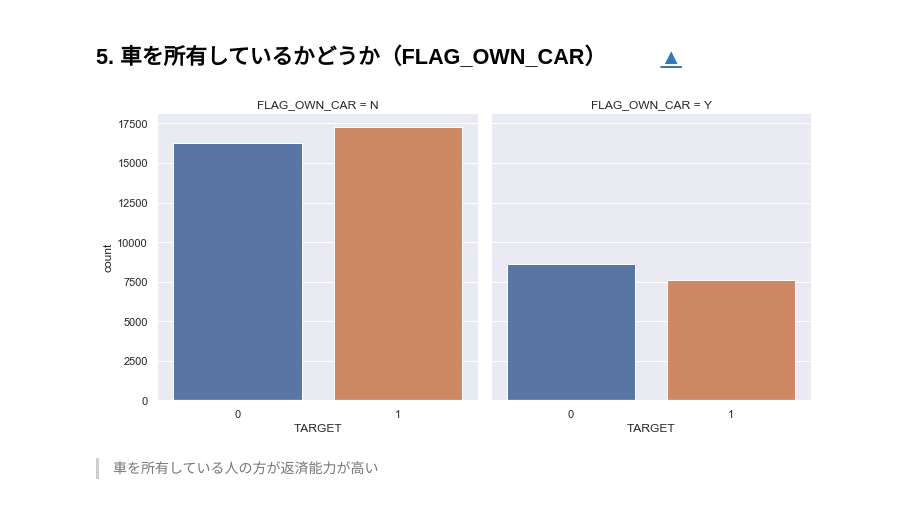
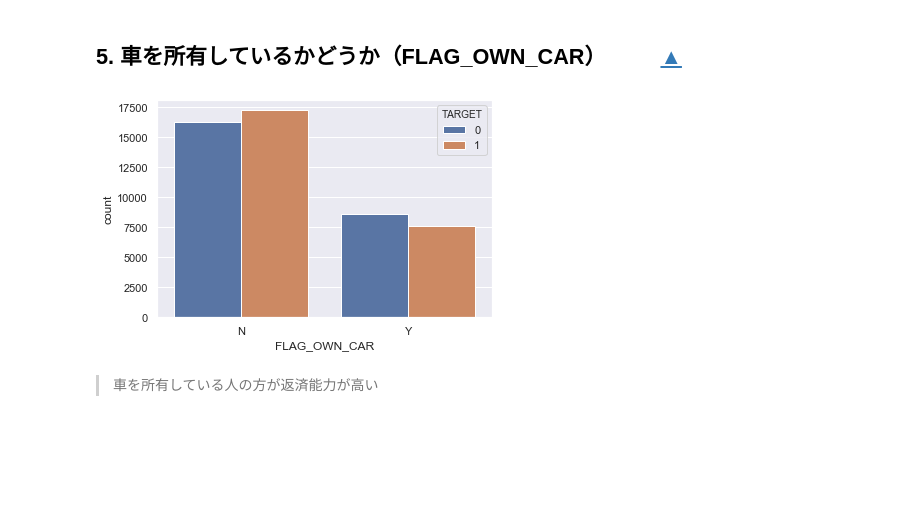
Before and after one commit to tkyiw/diveintocode-ml, a Jupyter notebook: Week3/Week3授業課題信用情報の分析.ipynb, the cells around one changed output. Cells and saved outputs as stored; diff of their text form; code cells hidden in the pictures; blank space fills up the shorter version.

```diff
--- a/Week3/Week3授業課題信用情報の分析.ipynb
+++ b/Week3/Week3授業課題信用情報の分析.ipynb
@@ -338,10 +338,10 @@ graph_data = pd.concat([target_0, target_1])
 graph_data = graph_data.reset_index().drop('index', axis=1)
 # %% [markdown]
 ## <a id='anchor5'>5. 車を所有しているかどうか（FLAG_OWN_CAR）</a>　　　[▲](#anchor)
-# %%
-sns.factorplot(x='TARGET', data=graph_data, kind='count', col='FLAG_OWN_CAR');
-# %% [output]
-[figure, removed]
+# %%
+sns.countplot(x='FLAG_OWN_CAR', data=graph_data, hue='TARGET');
+# %% [output]
+[figure, added]
 # %% [markdown]
 >車を所有している人の方が返済能力が高い
 # %% [markdown]
```
Also changed, not shown: parts of 12 cells of this notebook.
